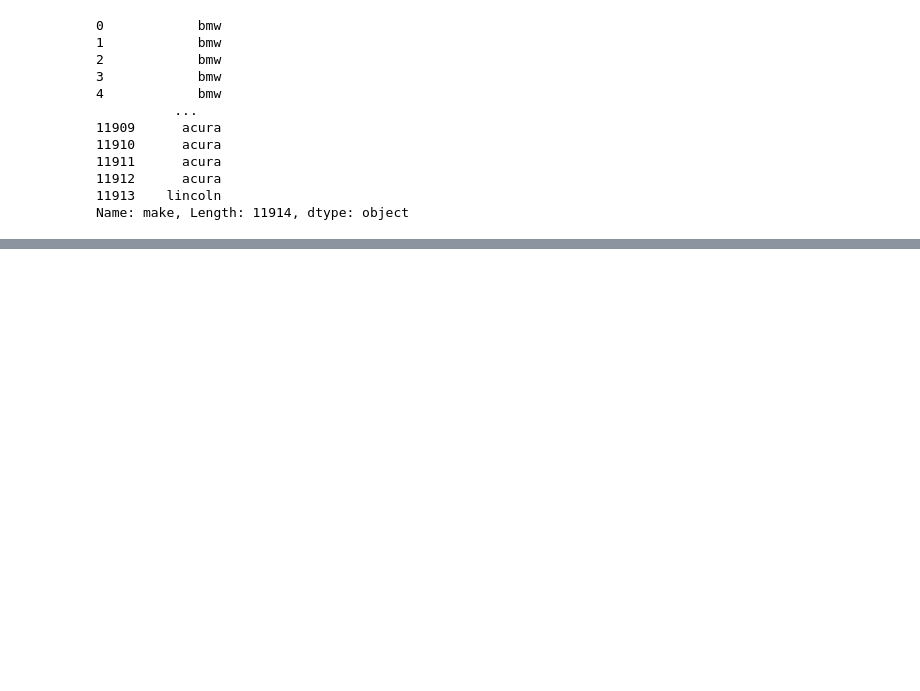
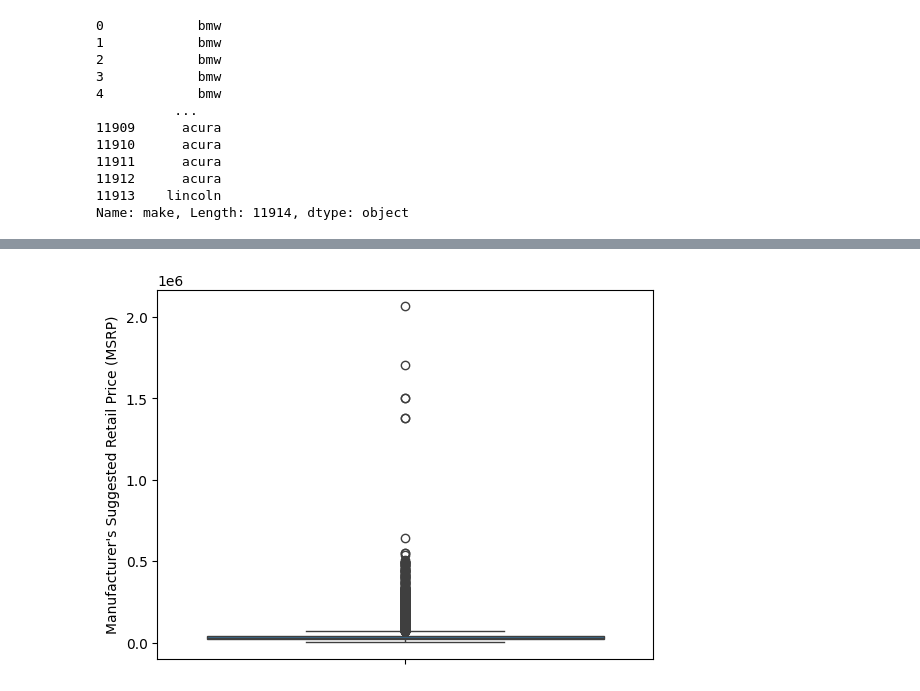
Before and after one commit to makanji/Machine_learning, a Jupyter notebook: machine_learning_intuition.ipynb, the cells around one changed output, grey strips where cells are left out. Saved outputs shown, nothing was run; the diff lists cells and outputs as text; code cells hidden in the pictures; blank space fills up the shorter version.

```diff
--- a/machine_learning_intuition.ipynb
+++ b/machine_learning_intuition.ipynb
@@ -66,2 +97,2 @@ df.head()
 # %%
-df.dtypes[df.dtypes == "object"]
+categorical_columns = list(df.columns[df.dtypes == "object"])
@@ -78,2 +98,0 @@ dtype: object
-# %%
-categorical_columns = df.columns[df.dtypes == "object"]
@@ -363,0 +151,3 @@ a.shape
+# %%
+df[list] = df[list].fillna(0)
+df.isnull().sum()
@@ -363,0 +199,7 @@ a.shape
+# %%
+sns.boxplot(df.msrp)
+#plt.figure(figsize = (4,4))
+plt.ylabel("Manufacturer's Suggested Retail Price (MSRP)")
+plt.show()
+# %% [output]
+[figure, added]
```
Also changed, not shown: parts of 102 cells of this notebook.
